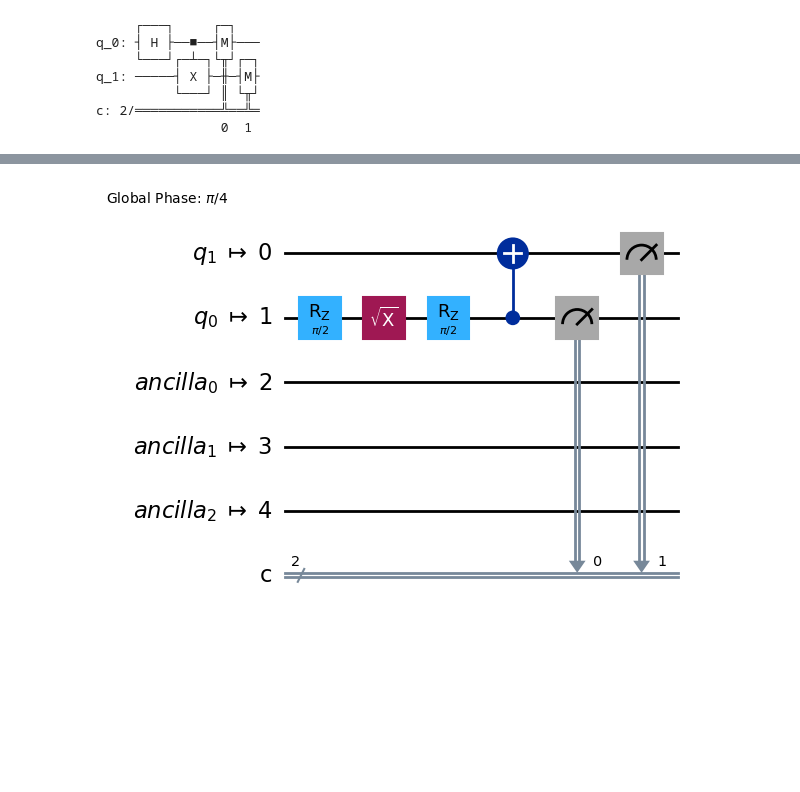
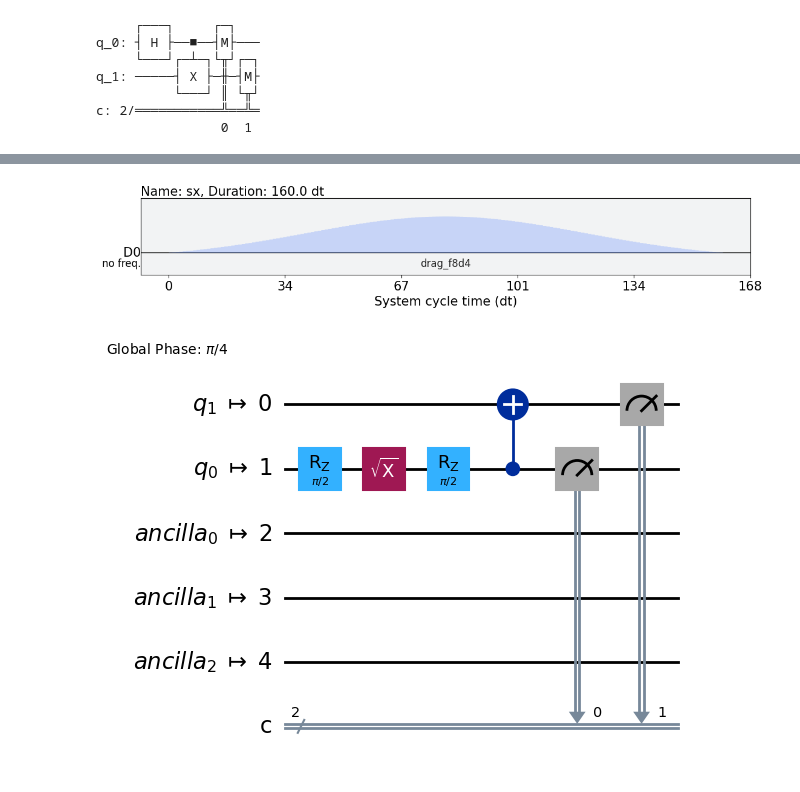
Before and after one commit to dipankardas011/Quantum-Coding, a Jupyter notebook: pulse-schedules.ipynb, the cells around one changed output, grey strips where cells are left out. Drawn from its saved outputs; the diff is of its cells as text; code cells hidden in the pictures; blank space fills up the shorter version.

```diff
--- a/pulse-schedules.ipynb
+++ b/pulse-schedules.ipynb
@@ -155,3 +155,7 @@ qiskit.pulse.instruction_schedule_map.InstructionScheduleMap
+# %%
+backend_2.defaults().instruction_schedule_map.get('sx', qubits=[0]).draw()
+# %% [output]
+[figure, added]
 # %%
 assert backend_2.configuration().open_pulse, "Backend  doesn't support pulse"
 # %%
```
Also changed, not shown: parts of 2 cells of this notebook, 2 other files.
